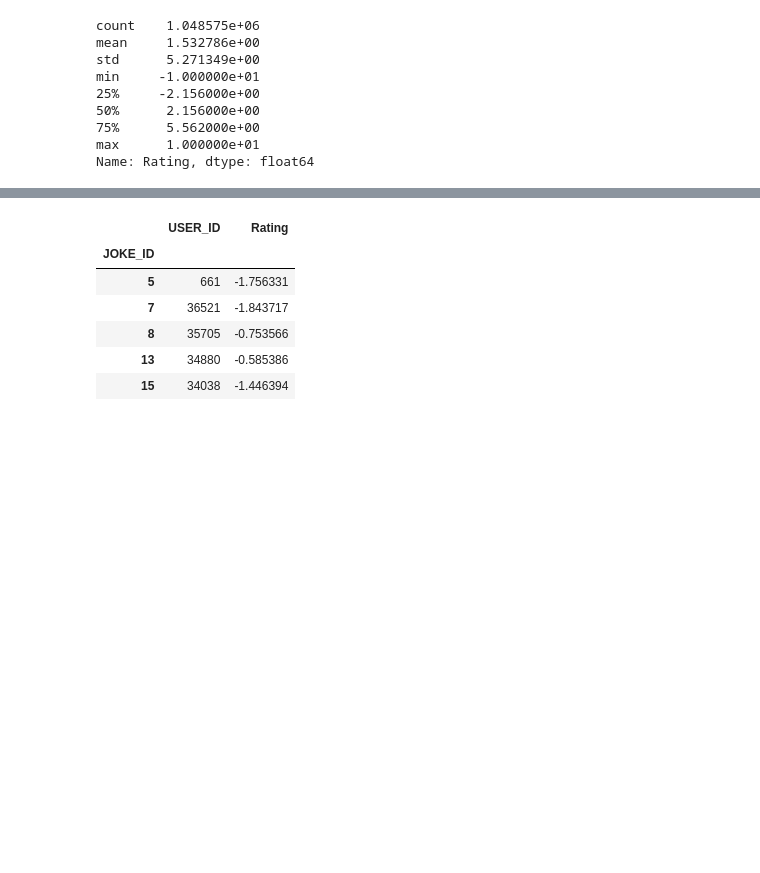
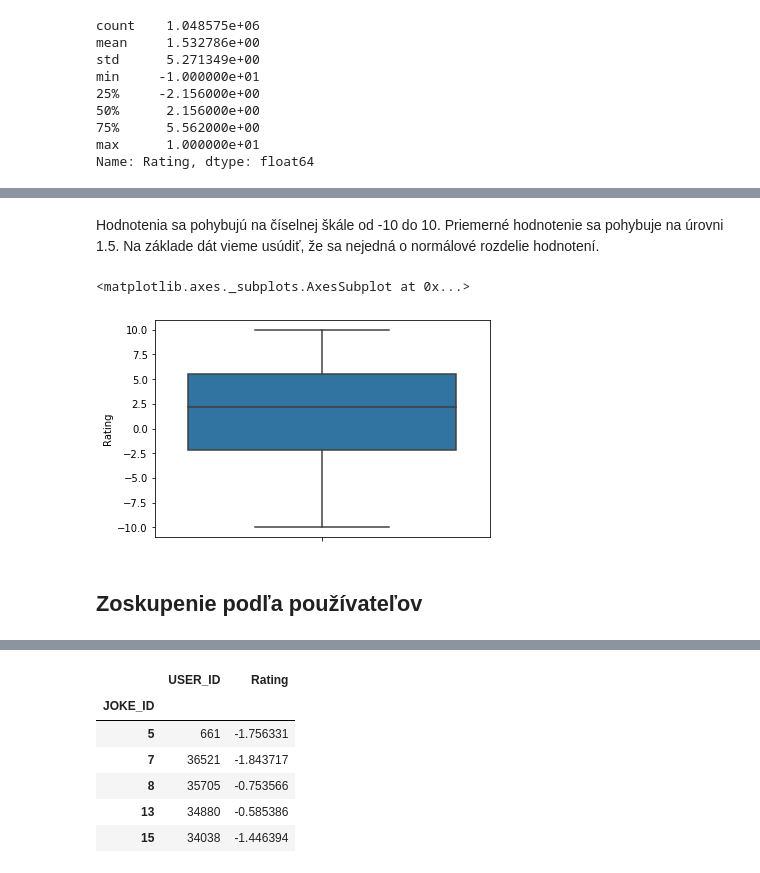
Before and after one commit to mdrgona/nsiete_project, a Jupyter notebook: Data_analysis.ipynb, the cells around one changed output, grey strips where cells are left out. Drawn from its saved outputs; the diff is of its cells as text; code cells hidden in the pictures; blank space fills up the shorter version.

```diff
--- a/Data_analysis.ipynb
+++ b/Data_analysis.ipynb
@@ -35,2 +98,11 @@ data['Rating'].hist(bins=50)
+# %% [markdown]
+Hodnotenia sa pohybujú na číselnej škále od -10 do 10. Priemerné hodnotenie sa pohybuje na úrovni 1.5. Na základe dát vieme usúdiť, že sa nejedná o normálové rozdelie hodnotení.
+# %%
+sns.boxplot(y="Rating", data=data)
+# %% [output]
+<matplotlib.axes._subplots.AxesSubplot at 0x...>
+[figure, added]
+# %% [markdown]
+## Zoskupenie podľa používateľov
 # %%
 data_groupby_user = data.groupby(['USER_ID']).agg({'JOKE_ID': 'count', 'Rating': 'mean'})
```
Also changed, not shown: parts of 27 cells of this notebook, 1 other file.
